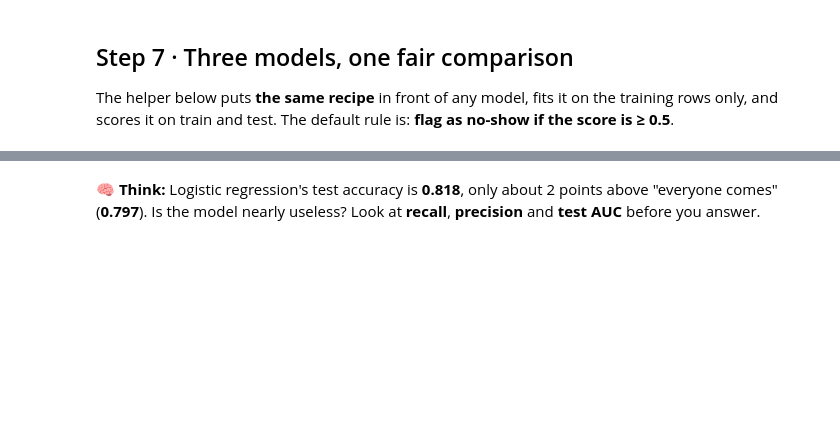
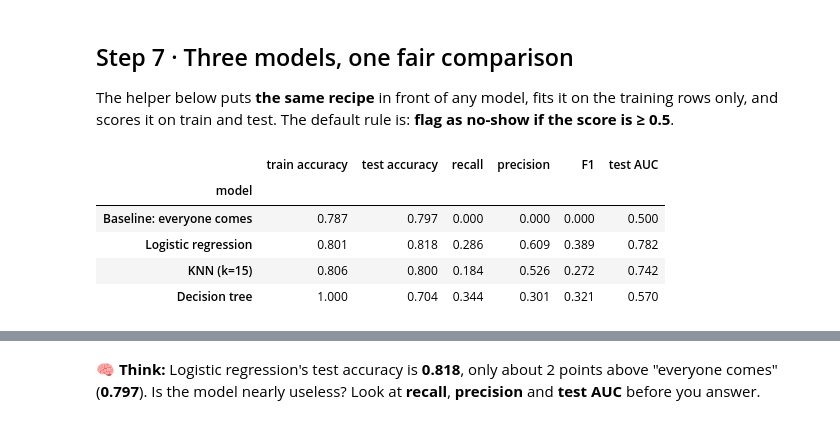
Before and after one commit to andrioliserena/hands_on_ml, a Jupyter notebook: 1_first_model.ipynb, the cells around one changed output, grey strips where cells are left out. Saved outputs shown, nothing was run; the diff lists cells and outputs as text; code cells hidden in the pictures; blank space fills up the shorter version.

```diff
--- a/1_first_model.ipynb
+++ b/1_first_model.ipynb
@@ -243,17 +310,24 @@ def evaluate(name, model):
 # %%
 # ✏️ Your turn: fill in the two missing model classes
 models = {
     "Logistic regression": LogisticRegression(max_iter=1000),
-    "KNN (k=15)": ___(n_neighbors=15),
-    "Decision tree": ___(random_state=42),
+    "KNN (k=15)": KNeighborsClassifier(n_neighbors=15),
+    "Decision tree": DecisionTreeClassifier(random_state=42),
 }
 fitted, rows = {}, [{"model": "Baseline: everyone comes", "train accuracy": 1 - y_train.mean(),
                      "test accuracy": 1 - y_test.mean(), "recall": 0.0, "precision": 0.0, "F1": 0.0, "test AUC": 0.5}]
 for name, model in models.items():
     fitted[name], row = evaluate(name, model)
     rows.append(row)
 results = pd.DataFrame(rows).set_index("model").round(3)
 results
+# %% [output]
+|  | train accuracy | test accuracy | recall | precision | F1 | test AUC |
+| model |  |  |  |  |  |  |
+| Baseline: everyone comes | 0.787 | 0.797 | 0.000 | 0.000 | 0.000 | 0.500 |
+| Logistic regression | 0.801 | 0.818 | 0.286 | 0.609 | 0.389 | 0.782 |
+| KNN (k=15) | 0.806 | 0.800 | 0.184 | 0.526 | 0.272 | 0.742 |
+| Decision tree | 1.000 | 0.704 | 0.344 | 0.301 | 0.321 | 0.570 |
 # %%
 # ✅ Check
 assert abs(results.loc["Logistic regression", "test AUC"] - 0.782) < 0.002
```
Also changed, not shown: parts of 35 cells of this notebook, 1 other file.
